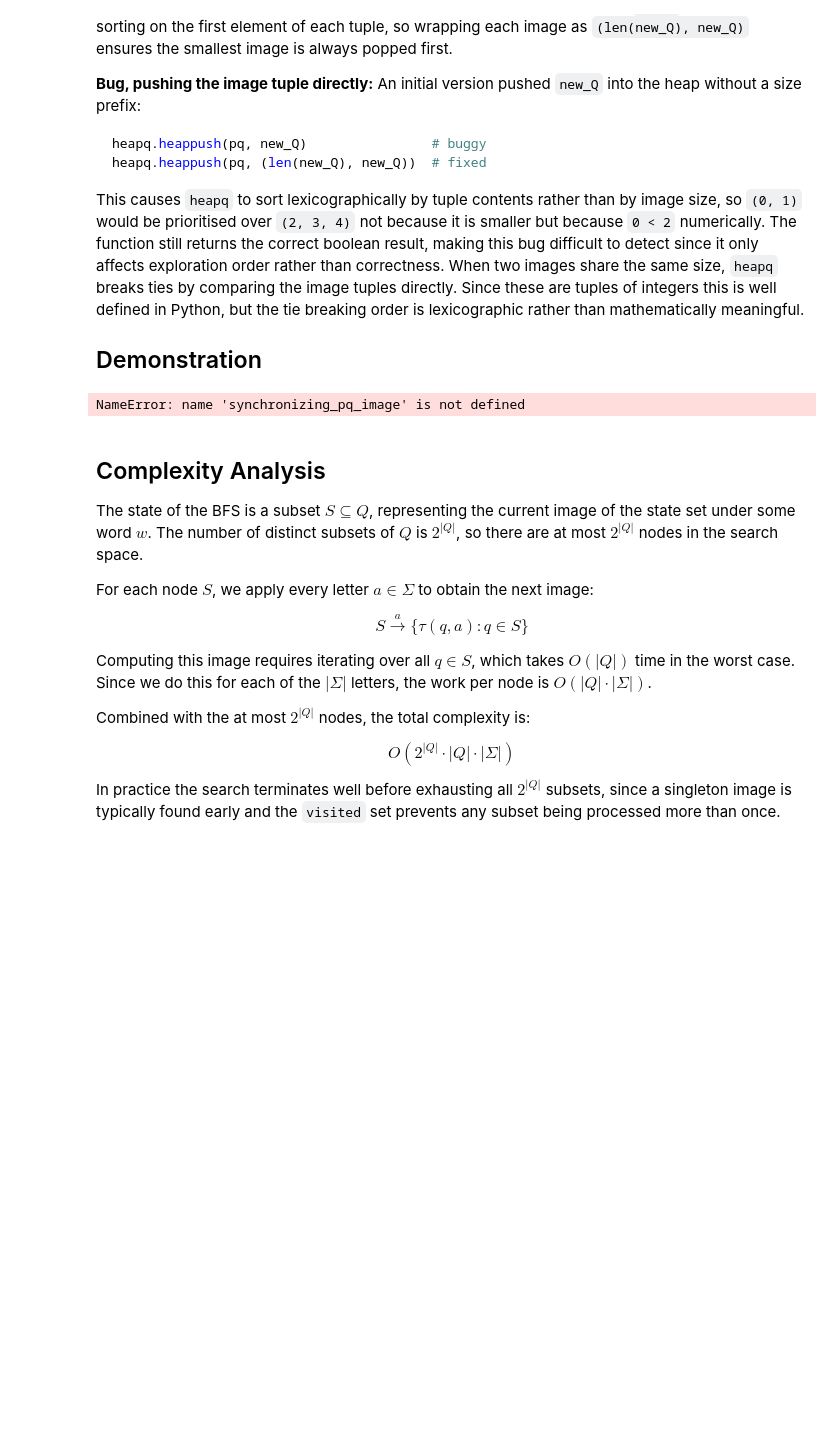
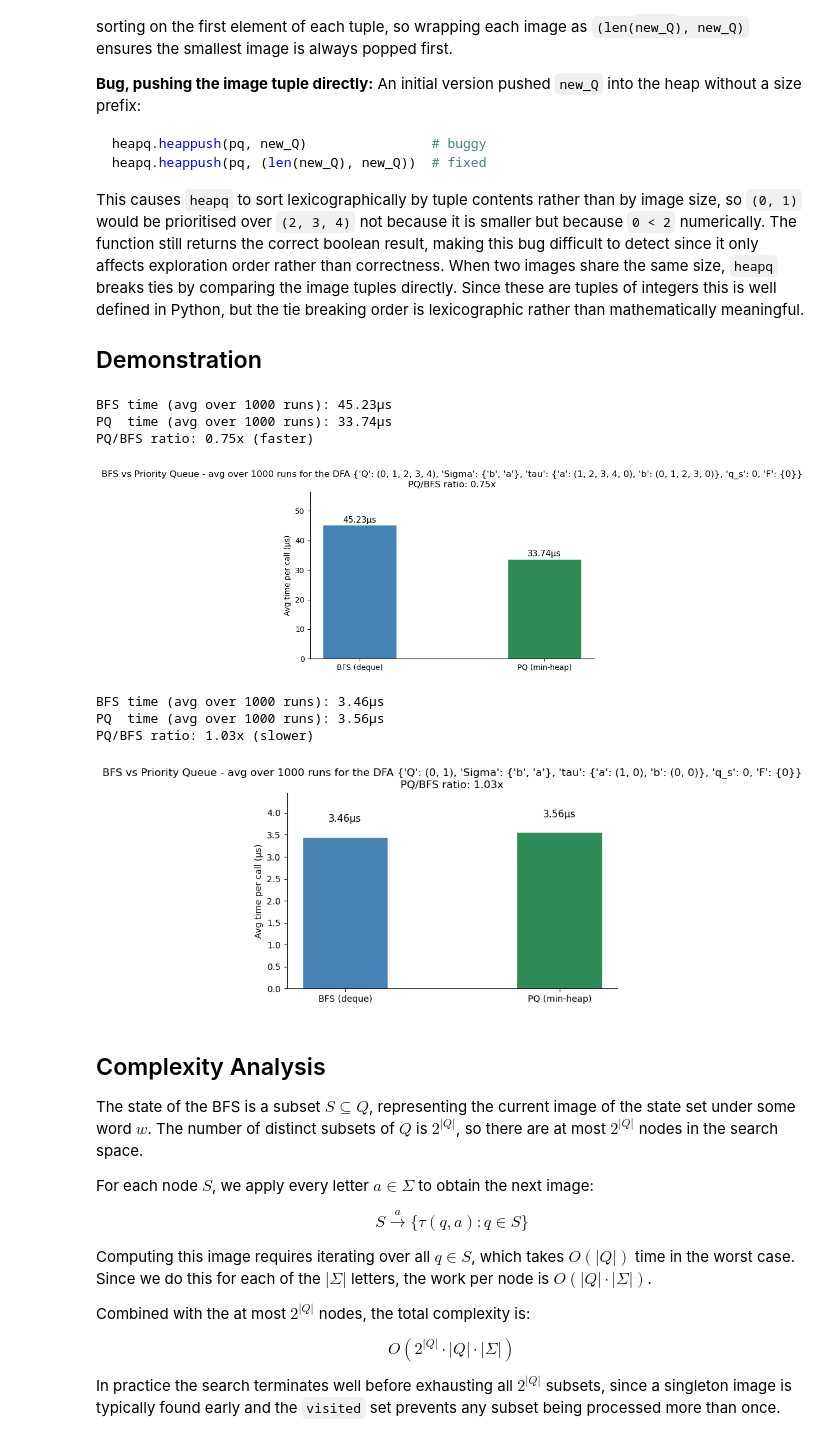
Before and after one commit to kaleater22/MT3510-Group-Project, a Jupyter notebook: MT3510_Pure_Team_Project.ipynb, the cells around one changed output. Drawn from its saved outputs; the diff is of its cells as text; code cells hidden in the pictures; blank space fills up the shorter version.

```diff
--- a/MT3510_Pure_Team_Project.ipynb
+++ b/MT3510_Pure_Team_Project.ipynb
@@ -173,18 +204,21 @@ def synchronizing_bfs_image(A, verbose=False):
     The optional verbose flag prints progress information during the search.
     """
 
-    Q, Sigma, tau, q_s, F = A                       # Unpack the 5-tuple
-    states = tuple(sorted(Q))                        # Sort for consistent tuple keys
+    Q = tuple(sorted(A["Q"]))
+    Sigma = A["Sigma"]
+    tau = A["tau"]
+    q_s = A["q_s"]
+    F = A["F"]
 
     # Early exit: if every letter induces a permutation on Q, the transition
     # monoid is a permutation group and no singleton image can exist
-    if all(is_permutation({q: tau[(q, a)] for q in Q}, Q) for a in Sigma):
+    if all(is_permutation(tau[a], Q) for a in Sigma):
         if verbose:
             print("All letters induce permutations - not synchronizing.")
         return False
 
-    queue = deque([states])                          # Initialise with full state set
-    seen = {states}                                  # Track visited images
+    queue = deque([Q])                               # Initialise with full state set
+    seen = {Q}                                       # Track visited images
 
     while queue:
         current_Q = queue.popleft()                  # O(1) dequeue
@@ -194,7 +228,7 @@ def synchronizing_bfs_image(A, verbose=False):
             return True
         for a in Sigma:
             # Apply letter a to every state in the current image
-            new_Q = tuple(sorted({tau[(q, a)] for q in current_Q}))
+            new_Q = tuple(sorted({tau[a][q] for q in current_Q}))
             if new_Q not in seen:
                 if verbose:
                     print(f"Visiting image {new_Q} for the first time")
@@ -224,14 +366,15 @@ whether prioritising by image size produces shorter reset words, longer ones, or
 # %%
 import heapq
 
-def synchronization_pq_image(A):
+def synchronizing_pq_image(A):
     Q = tuple(sorted(A["Q"]))
     tau = A["tau"]
     Sigma = A["Sigma"]
 
     if all(is_permutation(tau[a], Q) for a in Sigma):
-        print("All letters induce permutations - monoid is a permutation group, not synchronizing.")
-        return False
+      if verbose:
+          print("All letters induce permutations - not synchronizing.")
+      return False
 
     # Priority queue entries: (image_size, image_tuple)
     # heapq is a min-heap so smallest image size is always explored first
@@ -279,7 +422,11 @@ def compare_bfs_pq(A, runs=1000):
     A PQ/BFS ratio below 1 means PQ is faster, above 1 means BFS is faster.
     """
 
-    Q, Sigma, tau, q_s, F = A                       # Unpack the 5-tuple
+    Q = tuple(sorted(A["Q"]))
+    Sigma = A["Sigma"]
+    tau = A["tau"]
+    q_s = A["q_s"]
+    F = A["F"]                      # Unpack the 5-tuple
 
     # Time BFS over 'runs' iterations, suppressing print output during timing
     with contextlib.redirect_stdout(io.StringIO()):
@@ -297,34 +444,41 @@ def compare_bfs_pq(A, runs=1000):
 
     # Convert to microseconds for readability
     bfs_us = bfs_time * 1e6
     pq_us  = pq_time  * 1e6
     ratio  = pq_time / bfs_time                      # Ratio < 1 means PQ is faster
 
     print(f"BFS time (avg over {runs} runs): {bfs_us:.2f}\u03bcs")
     print(f"PQ  time (avg over {runs} runs): {pq_us:.2f}\u03bcs")
     print(f"PQ/BFS ratio: {ratio:.2f}x ({'faster' if ratio < 1 else 'slower'})")
 
     fig, ax = plt.subplots(figsize=(6, 4))
     bars = ax.bar(['BFS (deque)', 'PQ (min-heap)'], [bfs_us, pq_us],
                   color=['steelblue', 'seagreen'], width=0.4, edgecolor='white')
 
     for bar, val in zip(bars, [bfs_us, pq_us]):
         ax.text(bar.get_x() + bar.get_width() / 2, bar.get_height() + 0.3,
                 f'{val:.2f}\u03bcs', ha='center', va='bottom', fontsize=11)
 
     ax.set_ylabel('Avg time per call (\u03bcs)')
     ax.set_title(f'BFS vs Priority Queue - avg over {runs} runs for the DFA {A}\n'
                  f'PQ/BFS ratio: {ratio:.2f}x')
     ax.set_ylim(0, max(bfs_us, pq_us) * 1.25)
     ax.spines[['top', 'right']].set_visible(False)
     plt.tight_layout()
     plt.show()
 
 # Runtime comparison
 compare_bfs_pq(B)
 compare_bfs_pq(C2)
 # %% [output]
-NameError: name 'synchronizing_pq_image' is not defined
+BFS time (avg over 1000 runs): 45.23μs
+PQ  time (avg over 1000 runs): 33.74μs
+PQ/BFS ratio: 0.75x (faster)
+[figure, added]
+BFS time (avg over 1000 runs): 3.46μs
+PQ  time (avg over 1000 runs): 3.56μs
+PQ/BFS ratio: 1.03x (slower)
+[figure, added]
 # %% [markdown]
 ## Complexity Analysis
 
```
Also changed, not shown: parts of 27 cells of this notebook.
